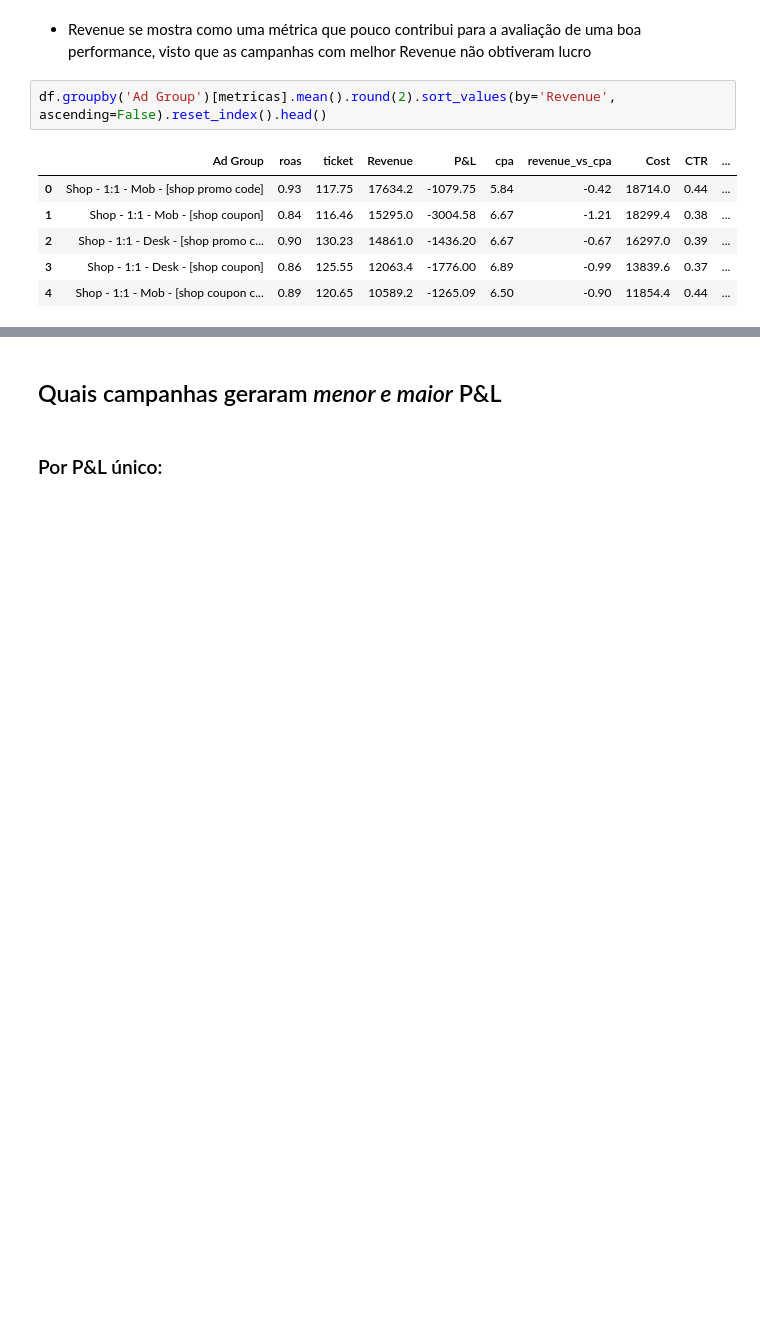
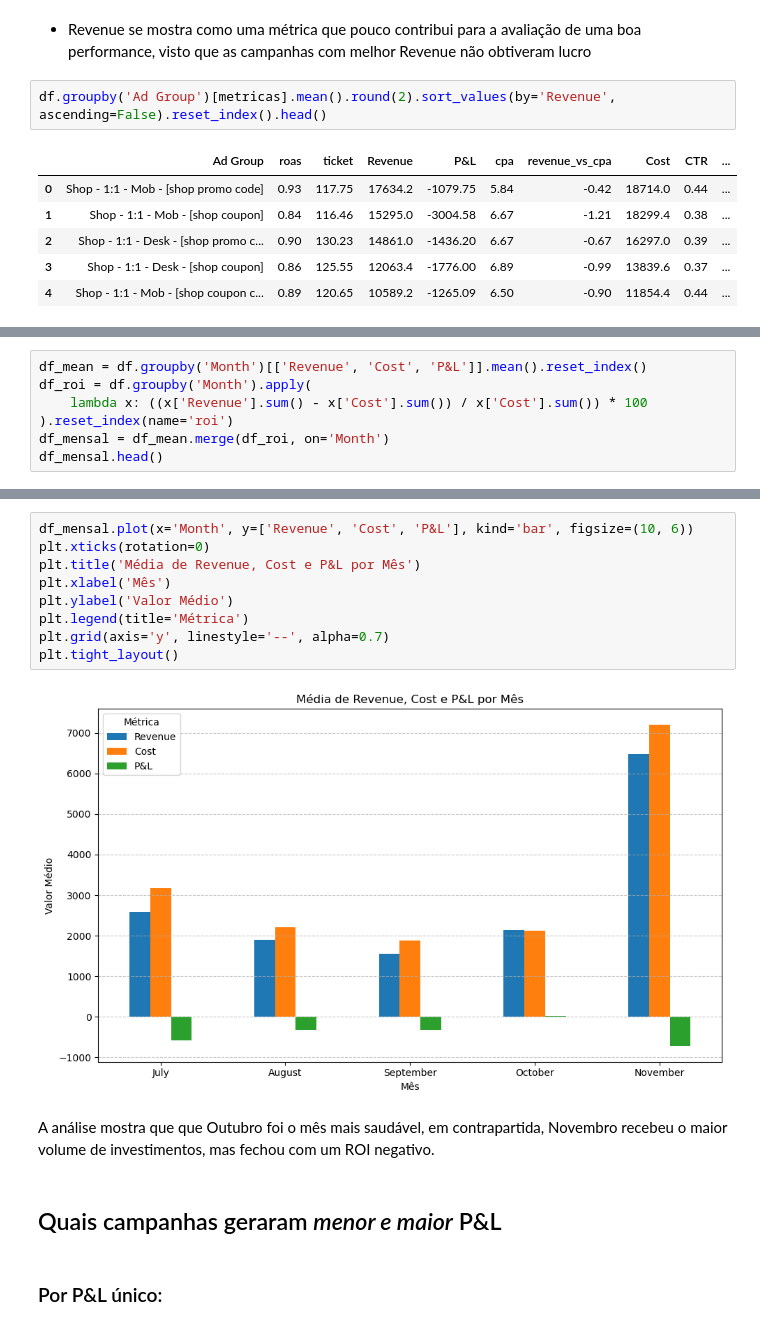
Before and after one commit to julianamaltap/case_study-marketing-analysis-ads-campaign, a Jupyter notebook: estudo_case_vendas_campanhas_shop.ipynb, the cells around one changed output, grey strips where cells are left out. Drawn from its saved outputs; the diff is of its cells as text; blank space fills up the shorter version.

Commit message:
update métricas de análise

```diff
--- a/estudo_case_vendas_campanhas_shop.ipynb
+++ b/estudo_case_vendas_campanhas_shop.ipynb
@@ -420,0 +411,7 @@ df.groupby('Month')[['Revenue', 'Cost', 'P&L','roi']].mean().reset_index()
+# %%
+df_mean = df.groupby('Month')[['Revenue', 'Cost', 'P&L']].mean().reset_index()
+df_roi = df.groupby('Month').apply(
+    lambda x: ((x['Revenue'].sum() - x['Cost'].sum()) / x['Cost'].sum()) * 100
+).reset_index(name='roi')
+df_mensal = df_mean.merge(df_roi, on='Month')
+df_mensal.head()
@@ -421,3 +425,16 @@ df.groupby('Month')[['Revenue', 'Cost', 'P&L','roi']].mean().reset_index()
+# %%
+df_mensal.plot(x='Month', y=['Revenue', 'Cost', 'P&L'], kind='bar', figsize=(10, 6))
+plt.xticks(rotation=0)
+plt.title('Média de Revenue, Cost e P&L por Mês')
+plt.xlabel('Mês')
+plt.ylabel('Valor Médio')
+plt.legend(title='Métrica')
+plt.grid(axis='y', linestyle='--', alpha=0.7)
+plt.tight_layout()
+# %% [output]
+[figure, added]
+# %% [markdown]
+A análise mostra que que Outubro foi o mês mais saudável, em contrapartida, Novembro recebeu o maior volume de investimentos, mas fechou com um ROI negativo.
 # %% [markdown]
 ## Quais campanhas geraram *menor e maior* P&L
 # %% [markdown]
```
Also changed, not shown: parts of 12 cells of this notebook.
